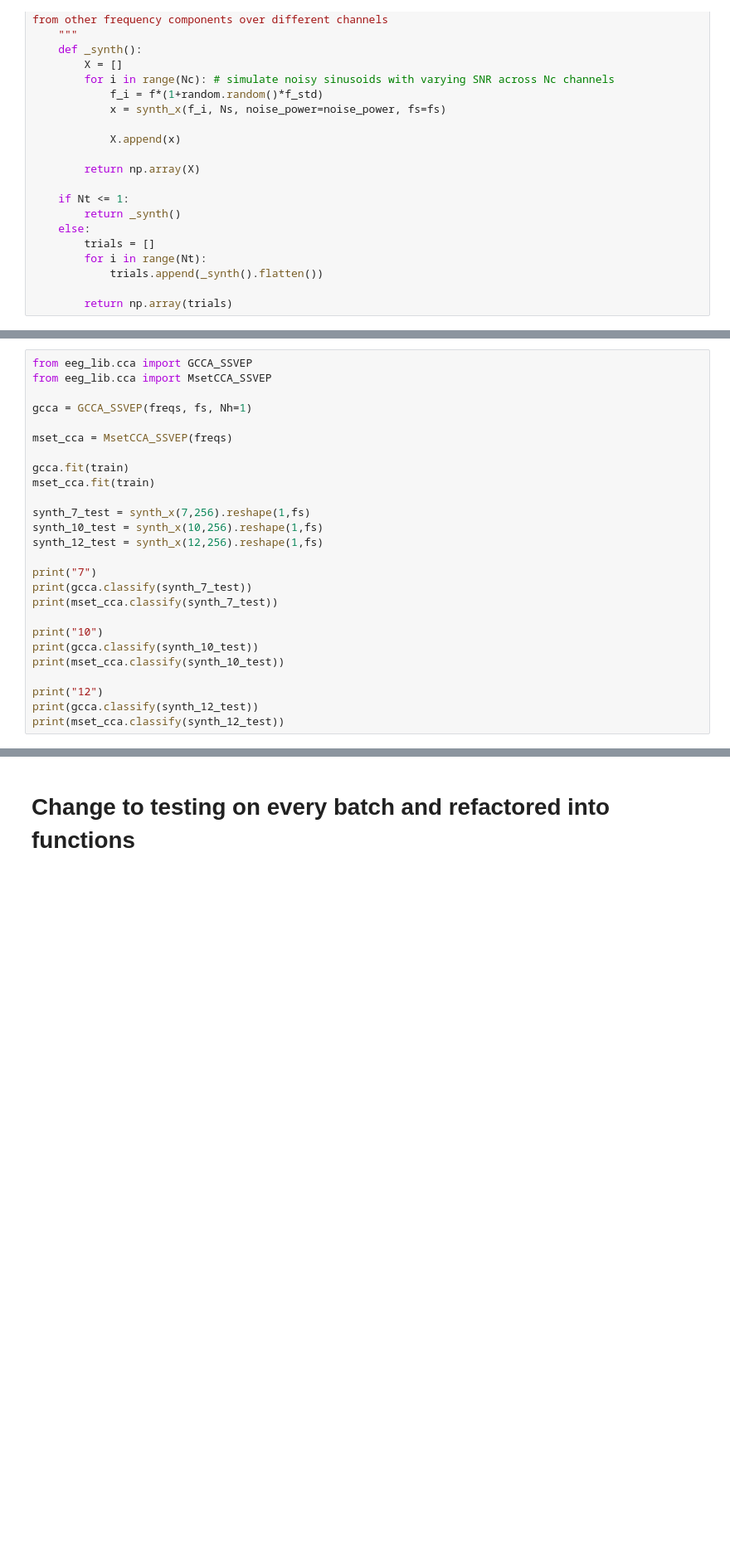
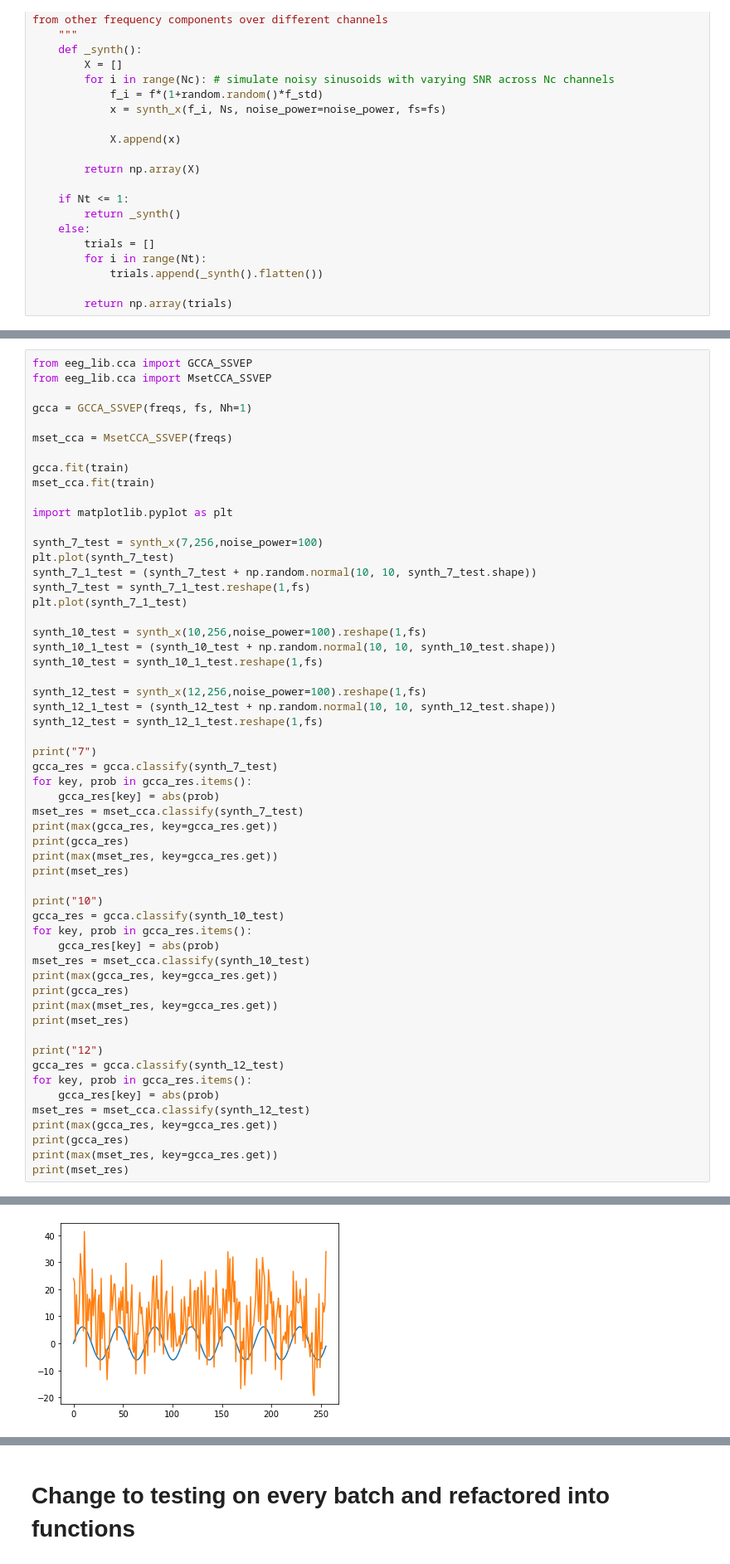
Before and after one commit to yagami009/ding, a Jupyter notebook: Testing.ipynb, the cells around one changed output, grey strips where cells are left out. Shown at 83% size. Drawn from its saved outputs; the diff is of its cells as text; blank space fills up the shorter version.

Commit message:
changed the noise

```diff
--- a/Testing.ipynb
+++ b/Testing.ipynb
@@ -778,18 +787,49 @@ mset_cca = MsetCCA_SSVEP(freqs)
 gcca.fit(train)
 mset_cca.fit(train)
 
-synth_7_test = synth_x(7,256).reshape(1,fs)
-synth_10_test = synth_x(10,256).reshape(1,fs)
-synth_12_test = synth_x(12,256).reshape(1,fs)
+import matplotlib.pyplot as plt
+
+synth_7_test = synth_x(7,256,noise_power=100)
+plt.plot(synth_7_test)
+synth_7_1_test = (synth_7_test + np.random.normal(10, 10, synth_7_test.shape))
+synth_7_test = synth_7_1_test.reshape(1,fs)
+plt.plot(synth_7_1_test)
+
+synth_10_test = synth_x(10,256,noise_power=100).reshape(1,fs)
+synth_10_1_test = (synth_10_test + np.random.normal(10, 10, synth_10_test.shape))
+synth_10_test = synth_10_1_test.reshape(1,fs)
+
+synth_12_test = synth_x(12,256,noise_power=100).reshape(1,fs)
+synth_12_1_test = (synth_12_test + np.random.normal(10, 10, synth_12_test.shape))
+synth_12_test = synth_12_1_test.reshape(1,fs)
 
 print("7")
-print(gcca.classify(synth_7_test))
-print(mset_cca.classify(synth_7_test))
+gcca_res = gcca.classify(synth_7_test)
+for key, prob in gcca_res.items():
+    gcca_res[key] = abs(prob)
+mset_res = mset_cca.classify(synth_7_test)
+print(max(gcca_res, key=gcca_res.get))
+print(gcca_res)
+print(max(mset_res, key=gcca_res.get))
+print(mset_res)
 
 print("10")
-print(gcca.classify(synth_10_test))
-print(mset_cca.classify(synth_10_test))
+gcca_res = gcca.classify(synth_10_test)
+for key, prob in gcca_res.items():
+    gcca_res[key] = abs(prob)
+mset_res = mset_cca.classify(synth_10_test)
+print(max(gcca_res, key=gcca_res.get))
+print(gcca_res)
+print(max(mset_res, key=gcca_res.get))
+print(mset_res)
 
 print("12")
-print(gcca.classify(synth_12_test))
-print(mset_cca.classify(synth_12_test))
+gcca_res = gcca.classify(synth_12_test)
+for key, prob in gcca_res.items():
+    gcca_res[key] = abs(prob)
+mset_res = mset_cca.classify(synth_12_test)
+print(max(gcca_res, key=gcca_res.get))
+print(gcca_res)
+print(max(mset_res, key=gcca_res.get))
+print(mset_res)
+# %% [output]
@@ -795,0 +851 @@ print(mset_cca.classify(synth_12_test))
+[figure, added]
```
Also changed, not shown: parts of 14 cells of this notebook, 24 other files.
